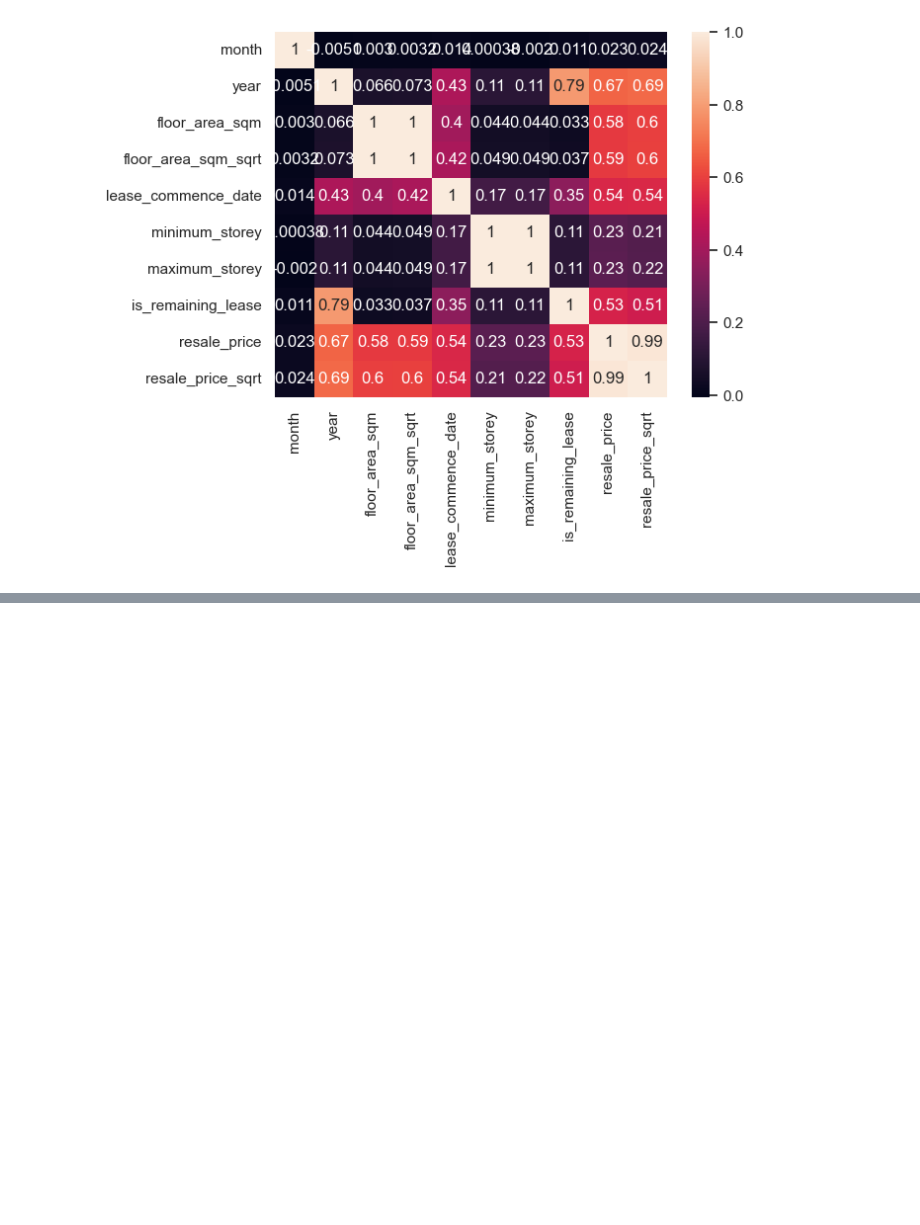
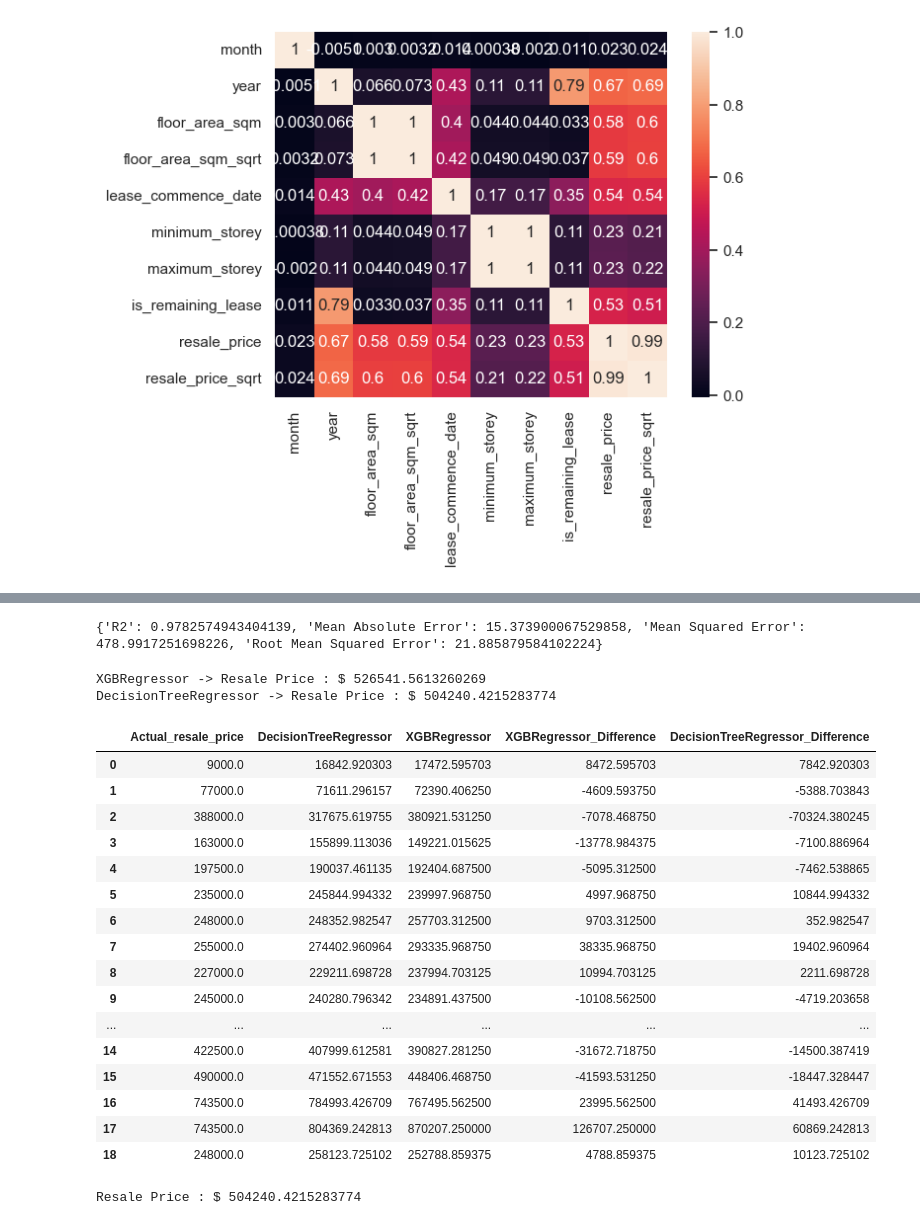
Before and after one commit to Prakash-Kani/Singapore-Resale-Flat-Prices-Prediction, a Jupyter notebook: EDA.ipynb, the cells around one changed output, grey strips where cells are left out. Cells and saved outputs as stored; diff of their text form; code cells hidden in the pictures; blank space fills up the shorter version.

Commit message:
Updated Regression Model

```diff
--- a/EDA.ipynb
+++ b/EDA.ipynb
@@ -304,0 +500,3 @@ sns.heatmap(df[column_name].corr(), annot= True)
+# %%
+x_train, x_test, y_train, y_test = regression_models.x_train, regression_models.x_test, regression_models.y_train, regression_models.y_test
+x_train.shape, x_test.shape, y_train.shape, y_test.shape
@@ -304,0 +564,10 @@ sns.heatmap(df[column_name].corr(), annot= True)
+# %%
+# DecisionTreeRegressor
+model = DecisionTreeRegressor()
+model.fit(x_train, y_train)
+y_test_pred = model.predict(x_test)
+y_train_pred = model.predict(x_train)
+data ={
+        'Train_Mean_Square_Error': round(mean_squared_error(y_train, y_train_pred),4),
+        'Test_Mean_Square_Error': round(mean_squared_error(y_test, y_test_pred),4)}
+print(data)
@@ -304,0 +604,57 @@ sns.heatmap(df[column_name].corr(), annot= True)
+# %%
+# DecisionTreeRegressor with Hyperparameter
+decision_tree_model = DecisionTreeRegressor(min_samples_leaf=4, min_samples_split=10,)
+decision_tree_model.fit(x_train, y_train)
+y_pred = decision_tree_model.predict(x_test)
+mse = mean_squared_error(y_test, y_pred)
+rmse = np.sqrt(mse)
+mae=mean_absolute_error(y_test, y_pred)
+r2 = r2_score(y_test, y_pred)
+
+score ={'R2': r2,
+        'Mean Absolute Error': mae,
+        'Mean Squared Error': mse,
+        'Root Mean Squared Error': rmse}
+print(score)
+# %% [output]
+{'R2': 0.9782574943404139, 'Mean Absolute Error': 15.373900067529858, 'Mean Squared Error': 478.9917251698226, 'Root Mean Squared Error': 21.885879584102224}
+# %%
+# Resale Price Prediction
+data = np.array([[11, 1.0,4.0, 286.0, 39, 4.0,110.0, 5.0, 2006.0, 719, 2009.0, 7.0, 9.0, 0.0, 10.488]])
+data.shape
+print('XGBRegressor -> Resale Price : $', xgb_model.predict(data)[0]**2)
+print('DecisionTreeRegressor -> Resale Price : $', decision_tree_model.predict(data)[0]**2)
+# %% [output]
+XGBRegressor -> Resale Price : $ 526541.5613260269
+DecisionTreeRegressor -> Resale Price : $ 504240.4215283774
+# %%
+column_name = ['month', 'town', 'flat_type', 'block', 'street_name', 'storey_range', 'floor_area_sqm', 'flat_model', 'lease_commence_date',
+                'remaining_lease', 'year', 'minimum_storey', 'maximum_storey', 'is_remaining_lease', 'floor_area_sqm_sqrt', ]
+test_data =df1.iloc[0: :50000][column_name].values
+test_result = df1.iloc[0: :50000][['resale_price']]
+dt_y=decision_tree_model.predict(test_data)**2
+xgb_y = xgb_model.predict(test_data)**2
+# %%
+# Comparing Predicted DecisionTreeRegressor, XGBRegressor resale price with Actual resale price
+pred =pd.DataFrame(zip(df1.iloc[0: :50000]['resale_price'], dt_y, xgb_y), columns= ['Actual_resale_price', 'DecisionTreeRegressor', 'XGBRegressor'])
+pred['XGBRegressor_Difference'] = pred['XGBRegressor'] - pred['Actual_resale_price']
+pred['DecisionTreeRegressor_Difference'] = pred['DecisionTreeRegressor'] - pred['Actual_resale_price']
+pred
+# %% [output]
+|  | Actual_resale_price | DecisionTreeRegressor | XGBRegressor | XGBRegressor_Difference | DecisionTreeRegressor_Difference |
+| 0 | 9000.0 | 16842.920303 | 17472.595703 | 8472.595703 | 7842.920303 |
+| 1 | 77000.0 | 71611.296157 | 72390.406250 | -4609.593750 | -5388.703843 |
+| 2 | 388000.0 | 317675.619755 | 380921.531250 | -7078.468750 | -70324.380245 |
+| 3 | 163000.0 | 155899.113036 | 149221.015625 | -13778.984375 | -7100.886964 |
+| 4 | 197500.0 | 190037.461135 | 192404.687500 | -5095.312500 | -7462.538865 |
+| 5 | 235000.0 | 245844.994332 | 239997.968750 | 4997.968750 | 10844.994332 |
+| 6 | 248000.0 | 248352.982547 | 257703.312500 | 9703.312500 | 352.982547 |
+| 7 | 255000.0 | 274402.960964 | 293335.968750 | 38335.968750 | 19402.960964 |
+| 8 | 227000.0 | 229211.698728 | 237994.703125 | 10994.703125 | 2211.698728 |
+| 9 | 245000.0 | 240280.796342 | 234891.437500 | -10108.562500 | -4719.203658 |
+| ... | ... | ... | ... | ... | ... |
+| 14 | 422500.0 | 407999.612581 | 390827.281250 | -31672.718750 | -14500.387419 |
+| 15 | 490000.0 | 471552.671553 | 448406.468750 | -41593.531250 | -18447.328447 |
+| 16 | 743500.0 | 784993.426709 | 767495.562500 | 23995.562500 | 41493.426709 |
+| 17 | 743500.0 | 804369.242813 | 870207.250000 | 126707.250000 | 60869.242813 |
+| 18 | 248000.0 | 258123.725102 | 252788.859375 | 4788.859375 | 10123.725102 |
@@ -304,0 +671,6 @@ sns.heatmap(df[column_name].corr(), annot= True)
+# %%
+data = np.array([[11, 1.0,4.0, 286.0, 39, 4.0,110.0, 5.0, 2006.0, 719, 2009.0, 7.0, 9.0, 0.0, 10.488]])
+
+print( 'Resale Price : $', reg_model.predict(data)[0]**2)
+# %% [output]
+Resale Price : $ 504240.4215283774
```
Also changed, not shown: parts of 20 cells of this notebook.
